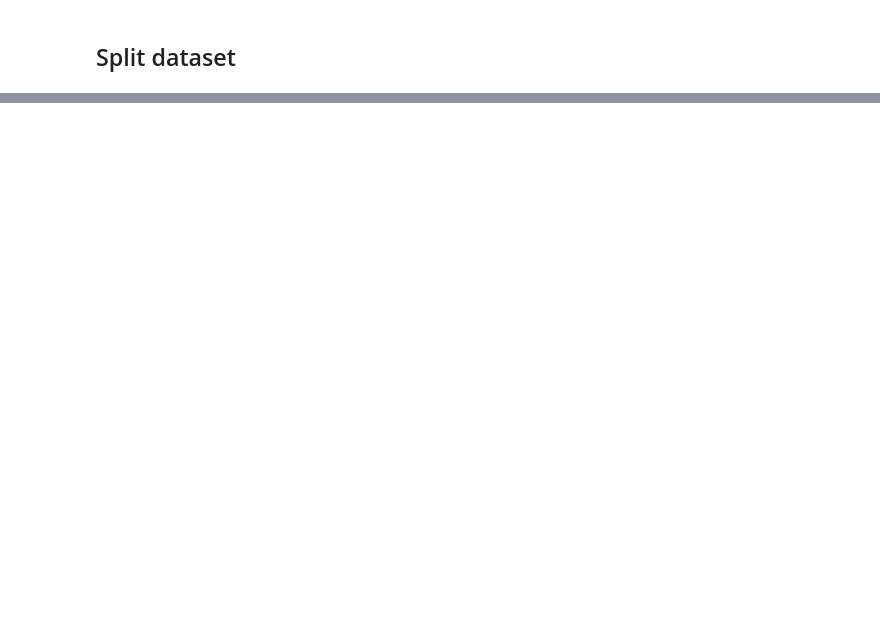
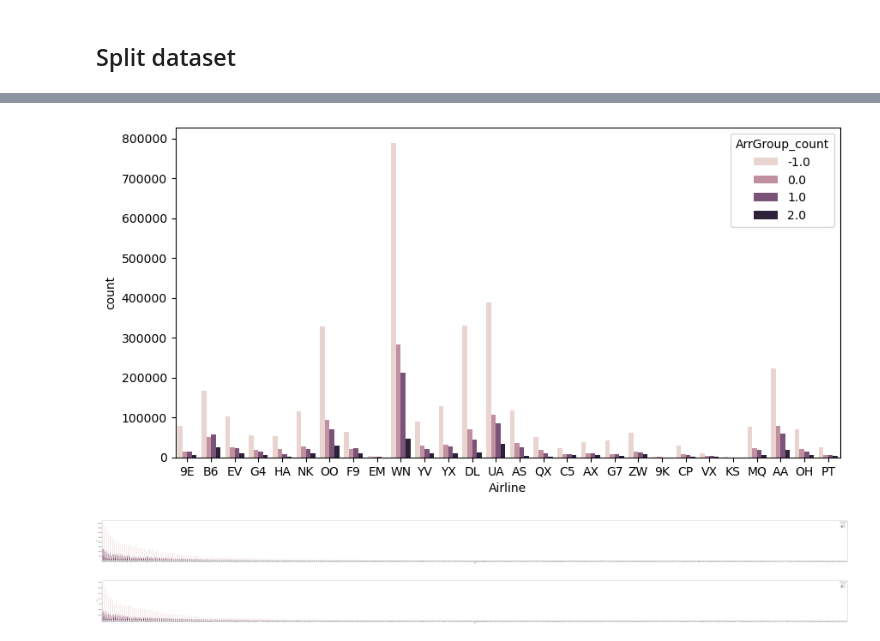
Before and after one commit to Cindyhui22/CS412_project, a Jupyter notebook: CS412_project.ipynb, the cells around one changed output, grey strips where cells are left out. Saved outputs shown, nothing was run; the diff lists cells and outputs as text; code cells hidden in the pictures; blank space fills up the shorter version.

```diff
--- a/CS412_project.ipynb
+++ b/CS412_project.ipynb
@@ -171,0 +231,34 @@ print(y_training.shape, y_val.shape, y_test.shape)
+# %%
+fig = plt.figure(figsize=(10, 5))
+g = sns.countplot(data=df_col, hue='ArrGroup_count', x='Airline') # y='ArrDelay'
+
+# fig = plt.figure(figsize=(150, 8))
+# df_sorted = df_col.sort_values('Origin')
+# g = sns.countplot(data=df_sorted, hue='ArrGroup_count', x='Origin') # y='ArrDelay'
+
+# fig = plt.figure(figsize=(150, 8))
+# df_sorted = df_col.sort_values('Dest')
+# g = sns.countplot(data=df_sorted, hue='ArrGroup_count', x='Dest') # y='ArrDelay'
+
+fig = plt.figure(figsize=(150, 8))
+df_sorted = df_col.sort_values('Origin')
+g = sns.countplot(data=df_sorted, hue='ArrGroup_count', x='Origin', order = df_sorted['Origin'].value_counts().index)
+
+fig = plt.figure(figsize=(150, 8))
+df_sorted = df_col.sort_values('Dest')
+g = sns.countplot(data=df_sorted, hue='ArrGroup_count', x='Dest', order = df_sorted['Dest'].value_counts().index)
+
+# fig = plt.figure(figsize=(10, 5))
+# sns.violinplot(data=df_col, y='ArrGroup', x='Airline')
+
+# df_sorted = df_col.sort_values('Origin')
+# fig = plt.figure(figsize=(150, 8))
+# sns.violinplot(data=df_sorted, y='ArrGroup', x='Origin')
+
+# df_sorted = df_col.sort_values('Dest')
+# fig = plt.figure(figsize=(150, 8))
+# sns.violinplot(data=df_sorted, y='ArrGroup', x='Dest')
+# %% [output]
+[figure, added]
+[figure, added]
+[figure, added]
```
Also changed, not shown: parts of 25 cells of this notebook.
